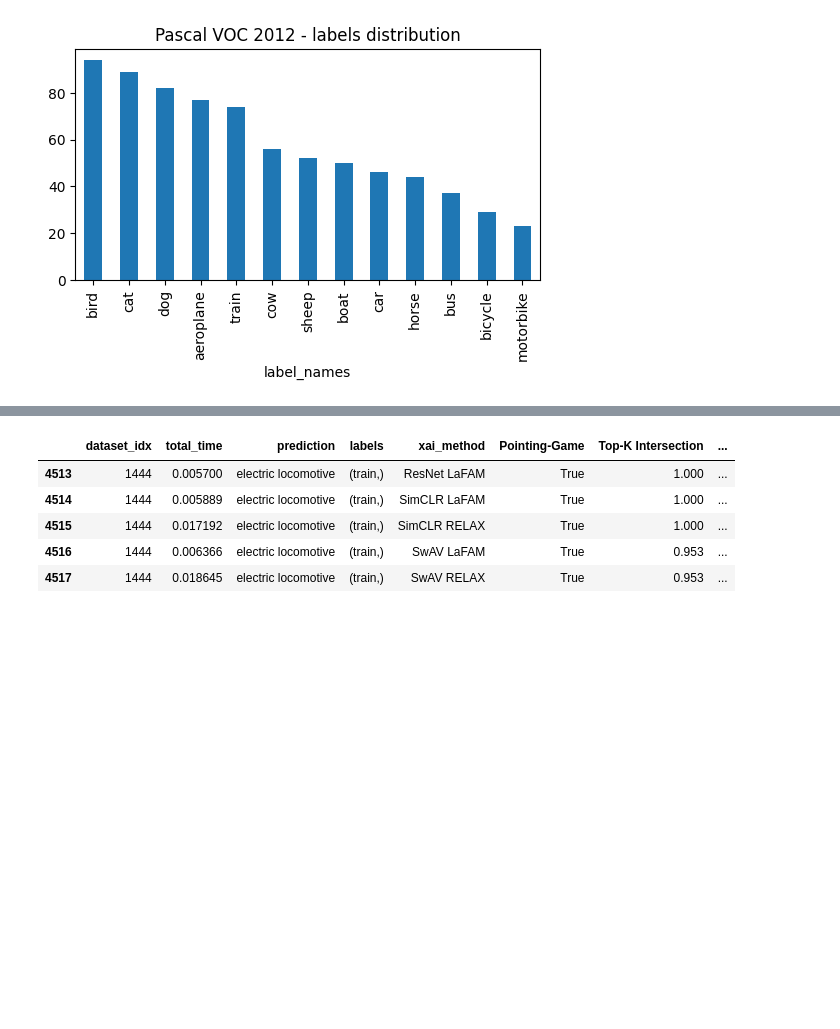
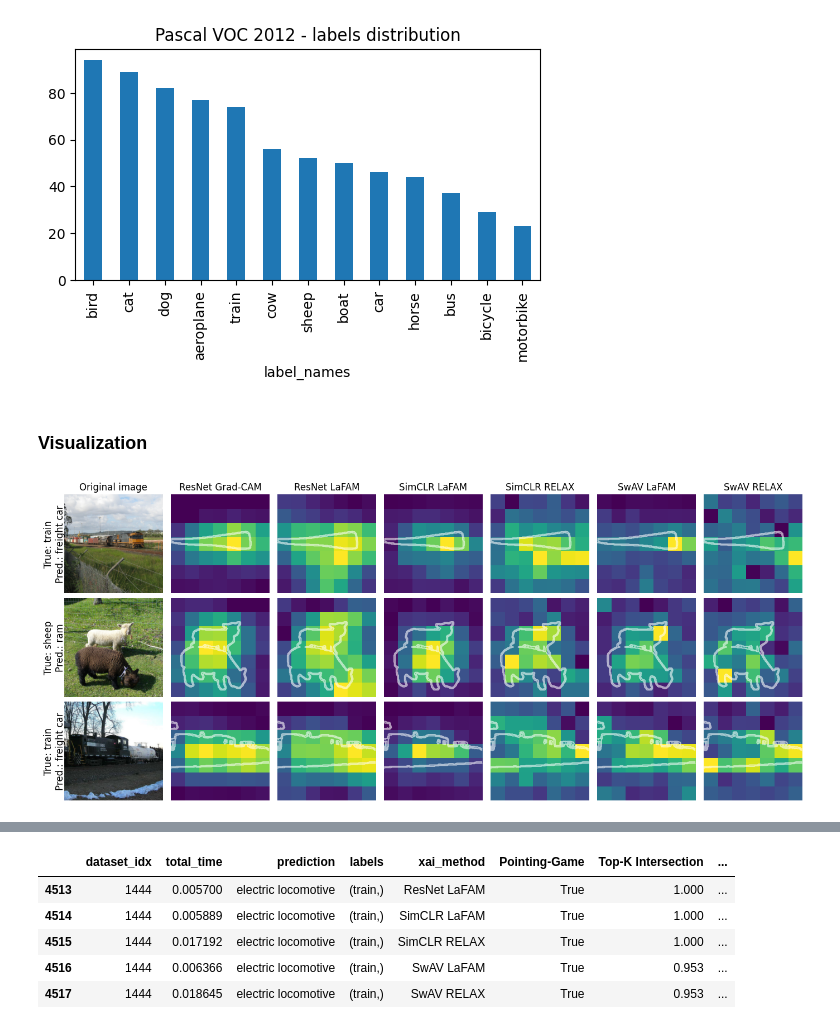
Before and after one commit to karray/LFAM, a Jupyter notebook: EvaluationLaFAM.ipynb, the cells around one changed output, grey strips where cells are left out. Saved outputs shown, nothing was run; the diff lists cells and outputs as text; code cells hidden in the pictures; blank space fills up the shorter version.

```diff
--- a/EvaluationLaFAM.ipynb
+++ b/EvaluationLaFAM.ipynb
@@ -434,3 +551,83 @@ pascal_df["label_names"].explode().value_counts().plot(
 Number of images: 753
 <Axes: title={'center': 'Pascal VOC 2012 - labels distribution'}, xlabel='label_names'>
 [figure]
+# %% [markdown]
+### Visualization
+# %%
+df_sample = pascal_df.sample(3)
+
+fig, axes = plt.subplots(
+    nrows=len(df_sample),
+    ncols=len(xai_methods) + 2,
+    figsize=((len(xai_methods) + 2) * 2, 2 * len(df_sample)),
+)
+for ax in axes.flatten():
+    ax.axis("off")
+
+x = np.linspace(0, 224, 8)
+y = np.linspace(0, 224, 8)
+X, Y = np.meshgrid(x, y)
+
+for i, row in enumerate(tqdm(df_sample.itertuples(), total=len(df_sample))):
+    img_tensor, seg_img = pascal_ds[row.dataset_idx]
+    img = inverse_transform(img_tensor).permute(1, 2, 0).numpy()
+
+    img_tensor = img_tensor.unsqueeze(0).to(device)
+
+    seg = np.array(seg_img)
+    # remove outline
+    seg[seg == 255] = 0
+
+    seg_classes = np.unique(seg)
+    seg_classes = seg_classes[seg_classes != 0]
+    seg_labels = [pascal_labels[i] for i in seg_classes]
+    seg_labels = ", ".join(seg_labels)
+
+    seg = np.array(seg_img)
+    mask = np.zeros_like(seg).astype(np.float32)
+    mask[seg == 255] = 1
+    mask_alpha = plt.cm.gray(mask)
+    mask_alpha[..., 3] = mask
+
+    if i == 0:
+        axes[i, 0].title.set_text("Original image")
+        axes[i, 1].title.set_text("ResNet Grad-CAM")
+
+    axes[i, 0].imshow(img, vmin=img.min(), vmax=img.max())
+
+    # Grad-CAM
+    heatmap, pred_label = gradcam_heatmap_no_interpolation(img_tensor)
+    heatmap = np.flipud(heatmap[0].cpu().numpy())
+
+
+    # plot heatmap as vector graphic
+    axes[i, 1].pcolormesh(X, Y, heatmap, cmap='viridis', shading='auto')
+    axes[i, 1].set_aspect('equal')
+    axes[i, 1].contour(mask[::-1], levels=[0.5], colors='w', alpha=0.6)
+
+    # add vertical title left
+    axes[i, 0].text(
+        -0.1,
+        0.5,
+        f"True: {seg_labels}\nPred.: {pred_label}",
+        size=12,
+        ha="center",
+        va="center",
+        rotation=90,
+        transform=axes[i, 0].transAxes,
+    )
+
+    for j, method_info in enumerate(xai_methods_no_interpolation):
+        name, method = method_info
+        heatmap = method(img_tensor, silent=True)
+        if i == 0:
+            axes[i, j + 2].title.set_text(name)
+        heatmap = np.flipud(heatmap[0].cpu().numpy())
+        axes[i, j + 2].pcolormesh(X, Y, heatmap, cmap='viridis', shading='auto')
+        axes[i, j + 2].set_aspect('equal')
+        axes[i, j + 2].contour(mask[::-1], levels=[0.5], colors='w', alpha=0.6)
+
+plt.tight_layout()
+plt.subplots_adjust(wspace=0, hspace=0.05)
+# %% [output]
+[figure, added]
```
Also changed, not shown: parts of 13 cells of this notebook.
